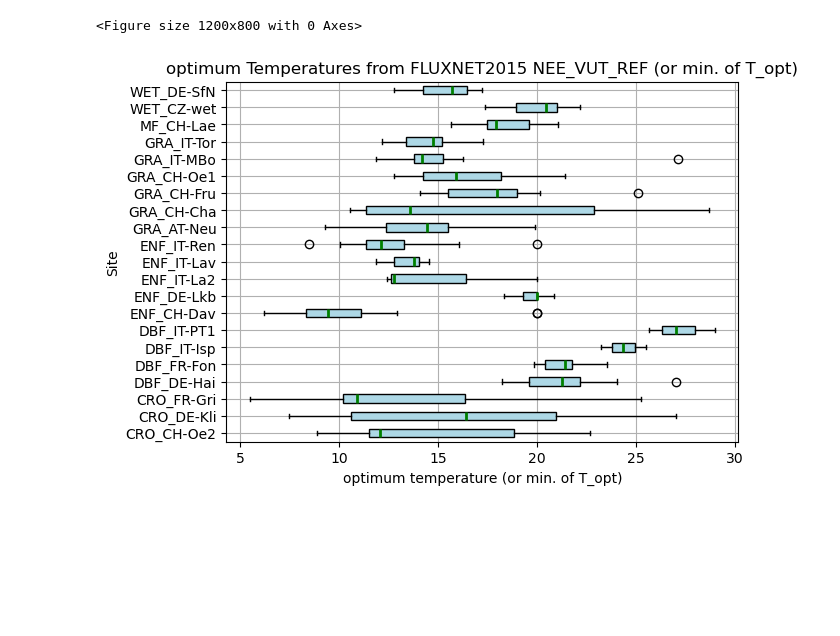
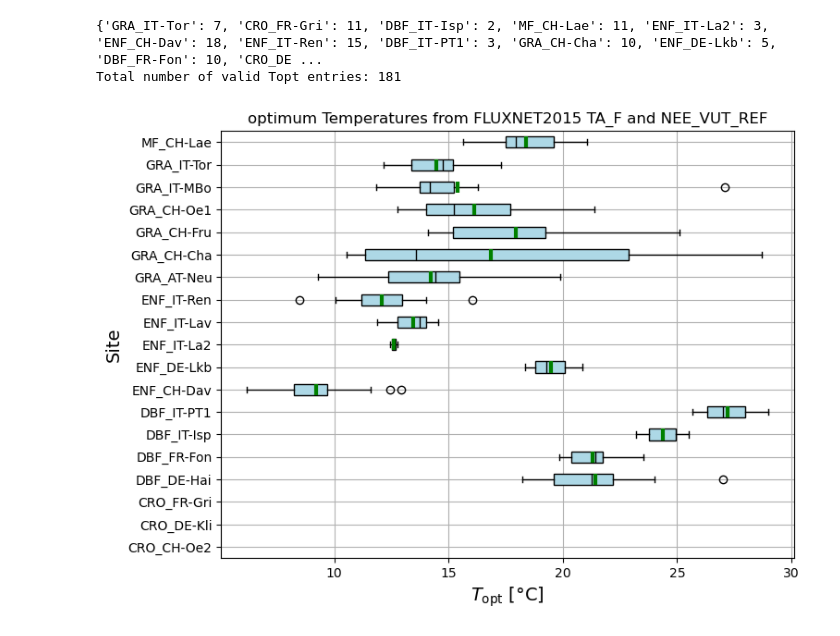
Before and after one commit to mareitzef/VPRM_tools, a Jupyter notebook: find_Topt.ipynb, the cells around one changed output. Saved outputs shown, nothing was run; the diff lists cells and outputs as text; code cells hidden in the pictures; blank space fills up the shorter version.

```diff
--- a/find_Topt.ipynb
+++ b/find_Topt.ipynb
@@ -271,34 +495,66 @@ WET_DE-SfN        NaN        NaN        NaN        NaN       NaN   NaN
+# %%
+
+counts = {}
+for site, years in min_nee_temp_dict2.items():
+    vals = [val[0] for val in years.values()]  # take first element of tuple
+    non_nan_count = sum(isinstance(v, float) and not np.isnan(v) for v in vals)
+    counts[site] = non_nan_count
+
+print(counts)
+# print sum of all counts
+print("Total number of valid Topt entries:", sum(counts.values()))
+# %% [output]
+{'GRA_IT-Tor': 7, 'CRO_FR-Gri': 11, 'DBF_IT-Isp': 2, 'MF_CH-Lae': 11, 'ENF_IT-La2': 3, 'ENF_CH-Dav': 18, 'ENF_IT-Ren': 15, 'DBF_IT-PT1': 3, 'GRA_CH-Cha': 10, 'ENF_DE-Lkb': 5, 'DBF_FR-Fon': 10, 'CRO_DE ...
+Total number of valid Topt entries: 181
 # %%
+if plot_boxplot:
+    min_nee_temp_df_long = filtered_df.reset_index().melt(
+        id_vars='index', var_name='Year', value_name='Temperature'
+    )
+    min_nee_temp_df_long.rename(columns={'index': 'Site'}, inplace=True)
+    # Ensure Year is string for safe concatenation/labeling
+    min_nee_temp_df_long['Year'] = min_nee_temp_df_long['Year'].astype(str)
 
 
-# Plot a boxplot of the temperatures where the minimum NEE occurs for each site
-plot_boxplot = True
-if plot_boxplot:
-    # Convert the DataFrame to a long-form format suitable for plotting
-    min_nee_temp_df_long = min_nee_temp_df.reset_index().melt(id_vars='index', var_name='Year', value_name='Temperature')
-    min_nee_temp_df_long.rename(columns={'index': 'Site'}, inplace=True)
+    font_size = 12
+    plt.figure(figsize=(8, 6))
 
-    plt.figure(figsize=(12, 8))
-    # Create the boxplot
-    min_nee_temp_df_long.boxplot(column='Temperature', by='Site', showfliers=True, vert=False, patch_artist=True,
-                                boxprops=dict(facecolor='lightblue', color='black'),
-                                whiskerprops=dict(color='black'),
-                                capprops=dict(color='black'),
-                                medianprops=dict(color='green', linewidth=2))
+    # Collect unique sites and data
+    sites = min_nee_temp_df_long["Site"].unique()
+    data = [
+        min_nee_temp_df_long.loc[min_nee_temp_df_long["Site"] == site, "Temperature"].dropna().values
+        for site in sites
+    ]
 
-    plt.xlabel('optimum temperature (or min. of T_opt)')
-    plt.ylabel('Site')
-    plt.title('optimum Temperatures from FLUXNET2015 NEE_VUT_REF (or min. of T_opt)')
+    # Boxplot with mean line
+    plt.boxplot(
+        data,
+        vert=False,
+        patch_artist=True,
+        showmeans=True,
+        meanline=True,
+        boxprops=dict(facecolor="lightblue", color="black"),
+        whiskerprops=dict(color="black"),
+        capprops=dict(color="black"),
+        medianprops=dict(color="black"),   # median black
+        meanprops=dict(color="green", linestyle="-", linewidth=3),  # dashed mean
+    )
+
+    # Align y-ticks with site names
+    plt.yticks(range(1, len(sites) + 1), sites)
+
+    plt.xlabel(r'$T_{\mathrm{opt}}$ [°C]',fontsize=font_size+2)
+    plt.ylabel('Site',fontsize=font_size+2)
+    plt.title('optimum Temperatures from FLUXNET2015 TA_F and NEE_VUT_REF',fontsize=font_size)
     plt.suptitle('')  # Remove the default 'Boxplot grouped by Site' title
     plt.grid(True)
 
     # Save the plot to an EPS file
     plt.savefig(
-        os.path.join(base_path, "boxplot_Topt_Alps.eps"),
+        os.path.join(plot_path, "boxplot_Topt_Alps.pdf"),
         dpi=300,
         bbox_inches="tight",
     )
     plt.show()
 # %% [output]
-<Figure size 1200x800 with 0 Axes>
-[figure, old version]
+[figure, new version]
```
Also changed, not shown: parts of 8 cells of this notebook, 1 other file.
